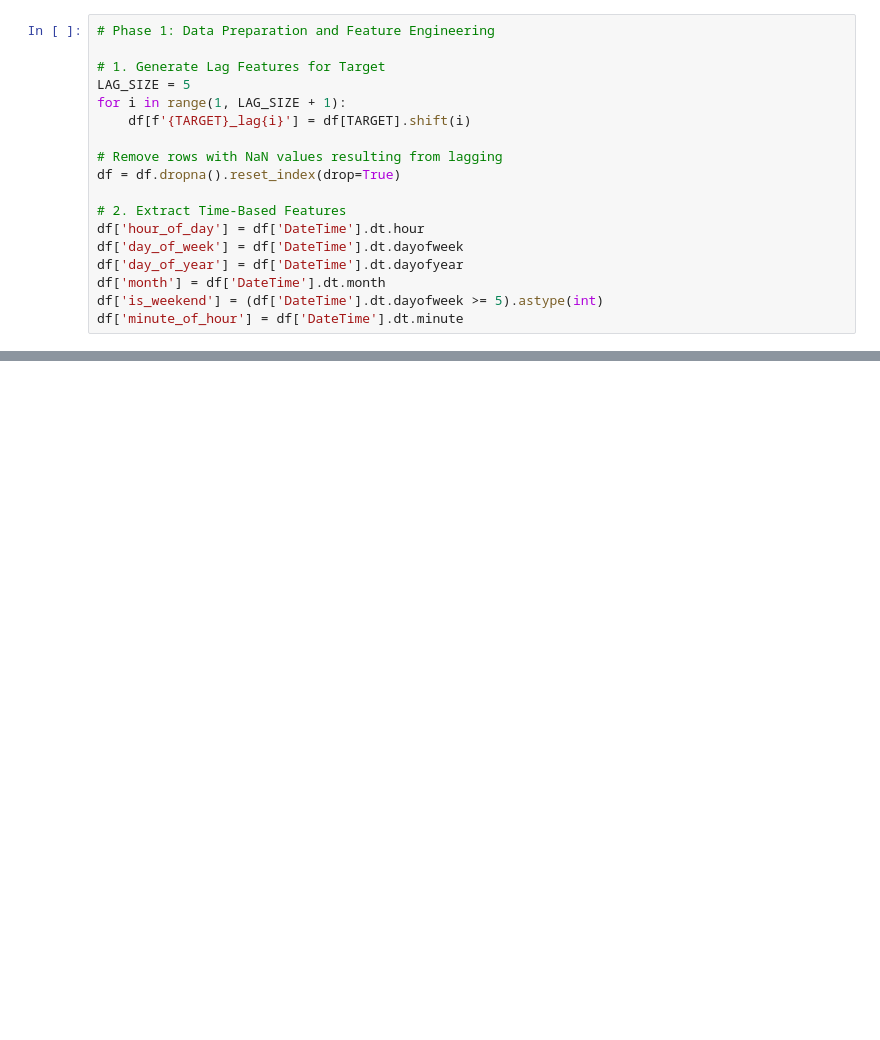
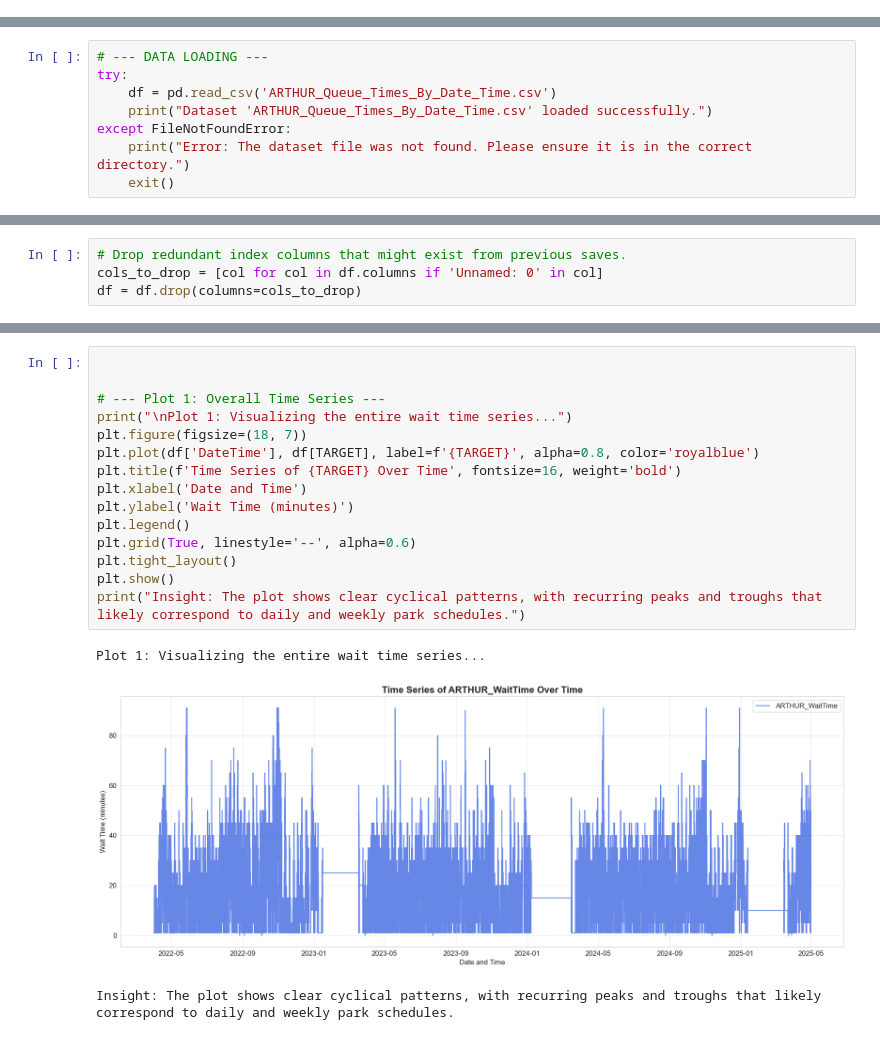
Before and after one commit to Parth-0804/ML_Presentation_Workspace, a Jupyter notebook: ml_parth.ipynb, the cells around one changed output, grey strips where cells are left out. Saved outputs shown, nothing was run; the diff lists cells and outputs as text; blank space fills up the shorter version.

```diff
--- a/ml_parth.ipynb
+++ b/ml_parth.ipynb
@@ -143,18 +0,0 @@ for col in selected_attractions:
-# %%
-# Phase 1: Data Preparation and Feature Engineering
-
-# 1. Generate Lag Features for Target
-LAG_SIZE = 5
-for i in range(1, LAG_SIZE + 1):
-    df[f'{TARGET}_lag{i}'] = df[TARGET].shift(i)
-
-# Remove rows with NaN values resulting from lagging
-df = df.dropna().reset_index(drop=True)
-
-# 2. Extract Time-Based Features
-df['hour_of_day'] = df['DateTime'].dt.hour
-df['day_of_week'] = df['DateTime'].dt.dayofweek
-df['day_of_year'] = df['DateTime'].dt.dayofyear
-df['month'] = df['DateTime'].dt.month
-df['is_weekend'] = (df['DateTime'].dt.dayofweek >= 5).astype(int)
-df['minute_of_hour'] = df['DateTime'].dt.minute
@@ -440,0 +29,8 @@ Untuned LightGBM MAE (60-min horizon): 2.6336
+# %%
+# --- DATA LOADING ---
+try:
+    df = pd.read_csv('ARTHUR_Queue_Times_By_Date_Time.csv')
+    print("Dataset 'ARTHUR_Queue_Times_By_Date_Time.csv' loaded successfully.")
+except FileNotFoundError:
+    print("Error: The dataset file was not found. Please ensure it is in the correct directory.")
+    exit()
@@ -440,0 +41,4 @@ Untuned LightGBM MAE (60-min horizon): 2.6336
+# %%
+# Drop redundant index columns that might exist from previous saves.
+cols_to_drop = [col for col in df.columns if 'Unnamed: 0' in col]
+df = df.drop(columns=cols_to_drop)
@@ -440,0 +99,19 @@ Untuned LightGBM MAE (60-min horizon): 2.6336
+# %%
+
+
+# --- Plot 1: Overall Time Series ---
+print("\nPlot 1: Visualizing the entire wait time series...")
+plt.figure(figsize=(18, 7))
+plt.plot(df['DateTime'], df[TARGET], label=f'{TARGET}', alpha=0.8, color='royalblue')
+plt.title(f'Time Series of {TARGET} Over Time', fontsize=16, weight='bold')
+plt.xlabel('Date and Time')
+plt.ylabel('Wait Time (minutes)')
+plt.legend()
+plt.grid(True, linestyle='--', alpha=0.6)
+plt.tight_layout()
+plt.show()
+print("Insight: The plot shows clear cyclical patterns, with recurring peaks and troughs that likely correspond to daily and weekly park schedules.")
+# %% [output]
+Plot 1: Visualizing the entire wait time series...
+[figure, added]
+Insight: The plot shows clear cyclical patterns, with recurring peaks and troughs that likely correspond to daily and weekly park schedules.
```
Also changed, not shown: parts of 71 cells of this notebook, 3 other files.
